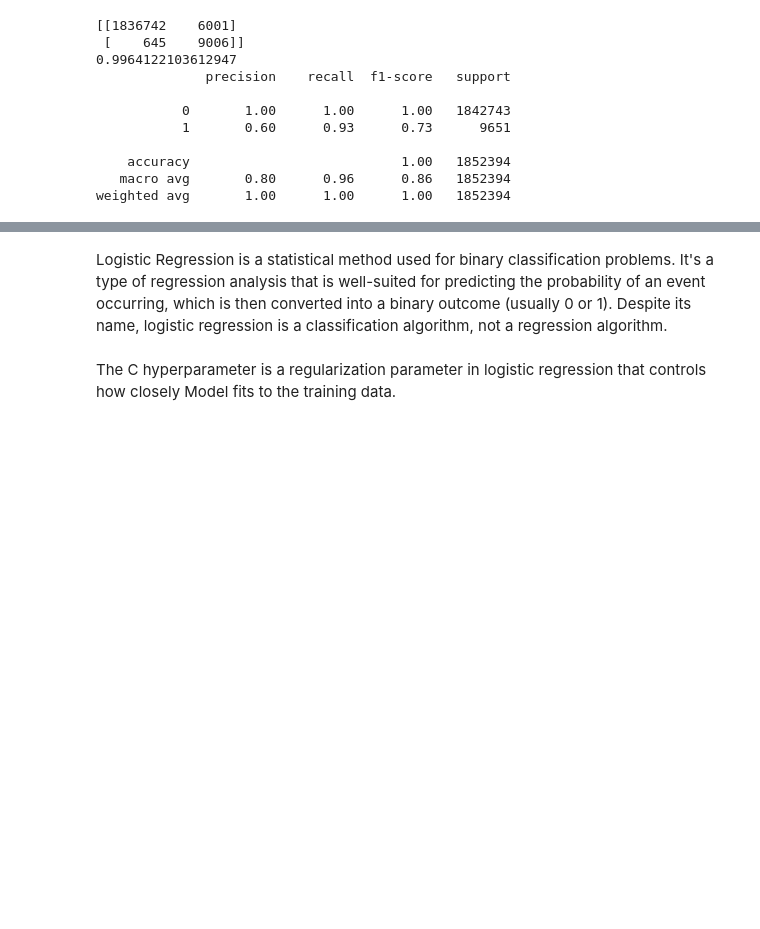
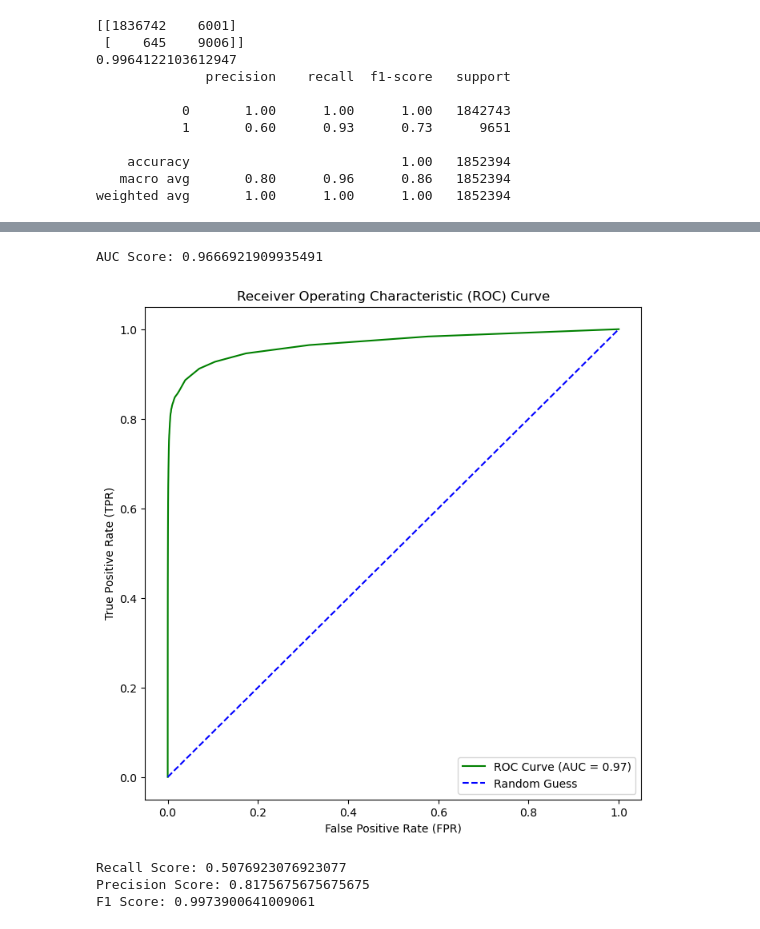
Before and after one commit to sabheen9/Credit-Card-Fraud-Detection, a Jupyter notebook: notebooks/Modeling.ipynb, the cells around one changed output, grey strips where cells are left out. Drawn from its saved outputs; the diff is of its cells as text; code cells hidden in the pictures; blank space fills up the shorter version.

```diff
--- a/notebooks/Modeling.ipynb
+++ b/notebooks/Modeling.ipynb
@@ -58 +159,9 @@ X_train
+# %%
+scaler = preprocessing.StandardScaler()
+standard_df = scaler.fit_transform(X_train)
+X_train = pd.DataFrame(standard_df,columns=X_train.columns)
+# %%
+scaler = preprocessing.StandardScaler()
+standard_df = scaler.fit_transform(X_test)
+X_test = pd.DataFrame(standard_df,columns=X_test.columns)
 # %% [markdown]
@@ -94,0 +188,4 @@ array([0.00978974, 0.42804407, 0.49634037, 0.99989147, 0.99989689])
+# %%
+rf_model = RandomForestClassifier(random_state =42)
+rf_model.fit(X_resampled, y_resampled)
+rf_preds = rf_model.predict(X_test)
@@ -331,4 +270,0 @@ c_matrix
-# %% [markdown]
-Logistic Regression is a statistical method used for binary classification problems. It's a type of regression analysis that is well-suited for predicting the probability of an event occurring, which is then converted into a binary outcome (usually 0 or 1). Despite its name, logistic regression is a classification algorithm, not a regression algorithm.
-# %% [markdown]
-The C hyperparameter is a regularization parameter in logistic regression that controls how closely Model fits to the training data.
@@ -352,0 +271,50 @@ print_results(cv)
+# %%
+from sklearn.metrics import roc_curve, roc_auc_score
+import matplotlib.pyplot as plt
+
+y_pred_prob = rf_model.predict_proba(X_test)[:, 1]
+
+# Calculate ROC curve
+fpr, tpr, thresholds = roc_curve(y_test, y_pred_prob, pos_label=1)
+
+
+auc_score = roc_auc_score(y_test, y_pred_prob)
+print(f"AUC Score: {auc_score}")
+# %% [output]
+AUC Score: 0.9666921909935491
+# %%
+# Plot ROC curve
+plt.figure(figsize=(8, 8))
+plt.plot(fpr, tpr, color='green', label=f'ROC Curve (AUC = {auc_score:.2f})')
+plt.plot([0, 1], [0, 1], linestyle='--', color='blue', label='Random Guess')
+
+# Title and labels
+plt.title('Receiver Operating Characteristic (ROC) Curve')
+plt.xlabel('False Positive Rate (FPR)')
+plt.ylabel('True Positive Rate (TPR)')
+
+# Show legend
+plt.legend(loc='best')
+
+# Save or display the plot
+plt.savefig('ROC.png', dpi=300)
+plt.show()
+# %% [output]
+[figure, added]
+# %%
+from sklearn.metrics import recall_score, precision_score, f1_score, precision_recall_curve
+
+# Calculate precision, recall, and F1 score
+
+recall = recall_score(y_test, rf_preds)
+precision = precision_score(y_test, rf_preds)
+f1 = f1_score(y_test, rf_preds, average='weighted')
+
+# Print precision, recall, and F1 score
+print(f"Recall Score: {recall}")
+print(f"Precision Score: {precision}")
+print(f"F1 Score: {f1}")
+# %% [output]
+Recall Score: 0.5076923076923077
+Precision Score: 0.8175675675675675
+F1 Score: 0.9973900641009061
```
Also changed, not shown: parts of 50 cells of this notebook, 2 other files.
